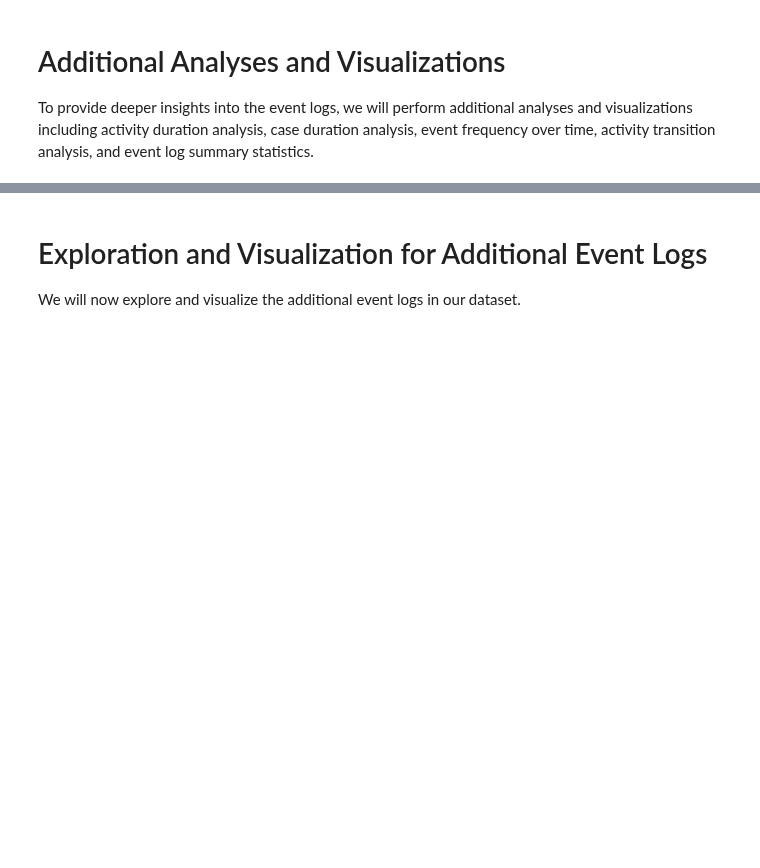
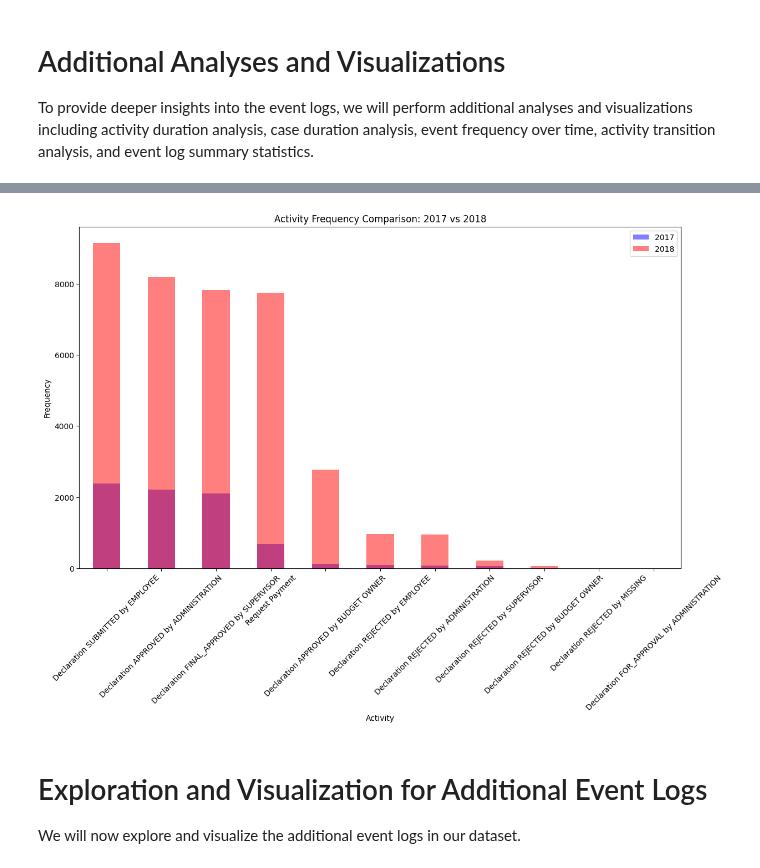
Before and after one commit to collinleiber/LMU_Master_Practical_SoSe24, a Jupyter notebook: practical/ProcessMining/group1/task5/0_data-exploration.ipynb, the cells around one changed output, grey strips where cells are left out. Drawn from its saved outputs; the diff is of its cells as text; code cells hidden in the pictures; blank space fills up the shorter version.

```diff
--- a/practical/ProcessMining/group1/task5/0_data-exploration.ipynb
+++ b/practical/ProcessMining/group1/task5/0_data-exploration.ipynb
@@ -128,3 +213,20 @@ plt.show()
+# %%
+# Comparison of 2017 vs 2018
+df['year'] = df['time:timestamp'].dt.year
+activity_counts_2017 = df[df['year'] == 2017]['concept:name'].value_counts()
+activity_counts_2018 = df[df['year'] == 2018]['concept:name'].value_counts()
+
+plt.figure(figsize=(14, 8))
+activity_counts_2017.plot(kind='bar', alpha=0.5, label='2017', color='blue')
+activity_counts_2018.plot(kind='bar', alpha=0.5, label='2018', color='red')
+plt.title('Activity Frequency Comparison: 2017 vs 2018')
+plt.xlabel('Activity')
+plt.ylabel('Frequency')
+plt.legend()
+plt.xticks(rotation=45)
+plt.show()
+# %% [output]
+[figure, added]
 # %% [markdown]
 # Exploration and Visualization for Additional Event Logs
 We will now explore and visualize the additional event logs in our dataset.
```
Also changed, not shown: parts of 9 cells of this notebook.
